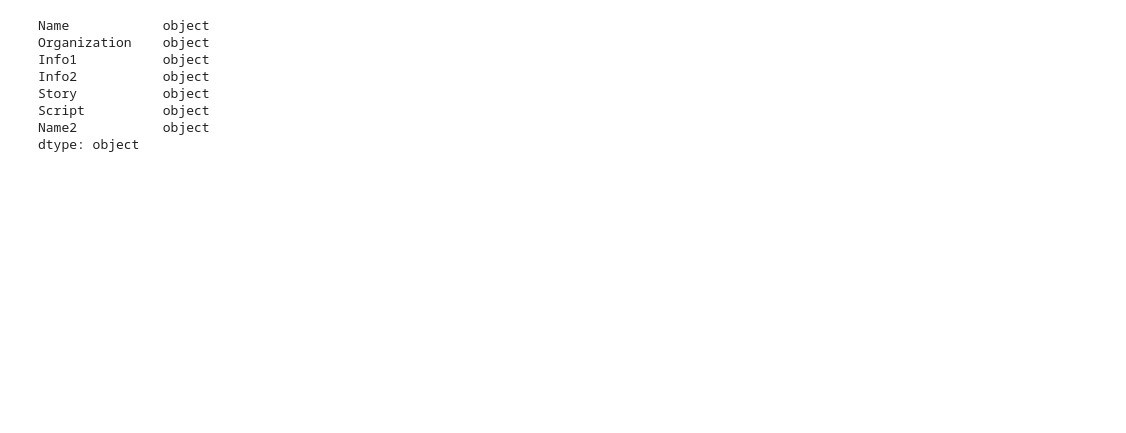
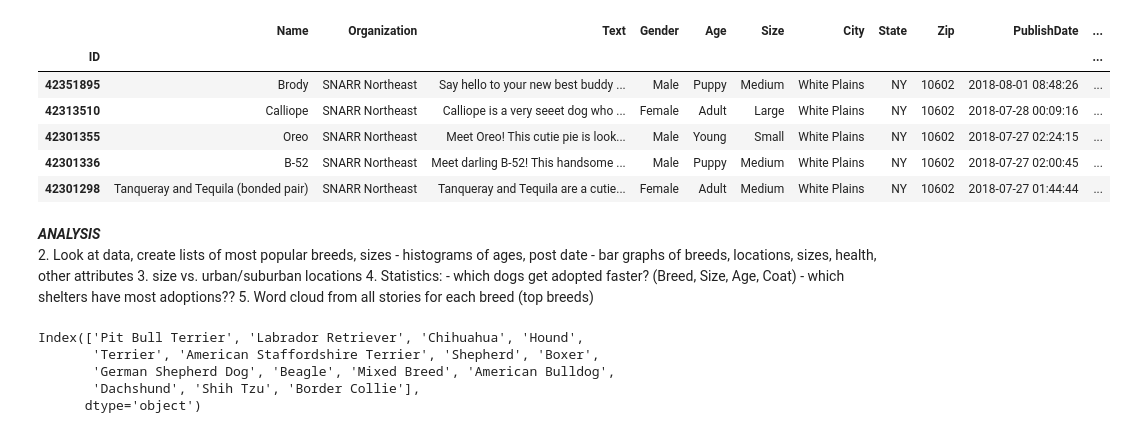
Before and after one commit to dezzibelle/Petfinder_WebscrapingSelenium, a Jupyter notebook: PetData.ipynb, the cells around one changed output. Saved outputs shown, nothing was run; the diff lists cells and outputs as text; code cells hidden in the pictures; blank space fills up the shorter version.

```diff
--- a/PetData.ipynb
+++ b/PetData.ipynb
@@ -149,11 +0,0 @@ petscrape.head()
-# %%
-petscrape.dtypes
-# %% [output]
-Name            object
-Organization    object
-Info1           object
-Info2           object
-Story           object
-Script          object
-Name2           object
-dtype: object
@@ -161,0 +11,32 @@ petscrape['Script']= petscrape['Script'].astype('str')
+# %%
+pets = pd.read_csv('pets.csv', index_col = "ID")
+pets['PublishDate'] = pd.to_datetime(pets['PublishDate'])
+# %%
+pets.head()
+# %% [output]
+|  | Name | Organization | Text | Gender | Age | Size | City | State | Zip | PublishDate | ... |
+| ID |  |  |  |  |  |  |  |  |  |  | ... |
+| 42351895 | Brody | SNARR Northeast | Say hello to your new best buddy ... | Male | Puppy | Medium | White Plains | NY | 10602 | 2018-08-01 08:48:26 | ... |
+| 42313510 | Calliope | SNARR Northeast | Calliope is a very seeet dog who ... | Female | Adult | Large | White Plains | NY | 10602 | 2018-07-28 00:09:16 | ... |
+| 42301355 | Oreo | SNARR Northeast | Meet Oreo! This cutie pie is look... | Male | Young | Small | White Plains | NY | 10602 | 2018-07-27 02:24:15 | ... |
+| 42301336 | B-52 | SNARR Northeast | Meet darling B-52! This handsome ... | Male | Puppy | Medium | White Plains | NY | 10602 | 2018-07-27 02:00:45 | ... |
+| 42301298 | Tanqueray and Tequila (bonded pair) | SNARR Northeast | Tanqueray and Tequila are a cutie... | Female | Adult | Medium | White Plains | NY | 10602 | 2018-07-27 01:44:44 | ... |
+# %% [markdown]
+***ANALYSIS***
+2. Look at data, create lists of most popular breeds, sizes
+    - histograms of ages, post date
+    - bar graphs of breeds, locations, sizes, health, other attributes
+3. size vs. urban/suburban locations
+4. Statistics:
+    - which dogs get adopted faster?  (Breed, Size, Age, Coat)
+    - which shelters have most adoptions??
+5. Word cloud from all stories for each breed (top breeds)
+# %%
+topbreeds = pets['PrimaryBreed'].value_counts()[0:15]
+topbreeds.index
+# %% [output]
+Index(['Pit Bull Terrier', 'Labrador Retriever', 'Chihuahua', 'Hound',
+       'Terrier', 'American Staffordshire Terrier', 'Shepherd', 'Boxer',
+       'German Shepherd Dog', 'Beagle', 'Mixed Breed', 'American Bulldog',
+       'Dachshund', 'Shih Tzu', 'Border Collie'],
+      dtype='object')
```
Also changed, not shown: parts of 48 cells of this notebook, 11 other files.
